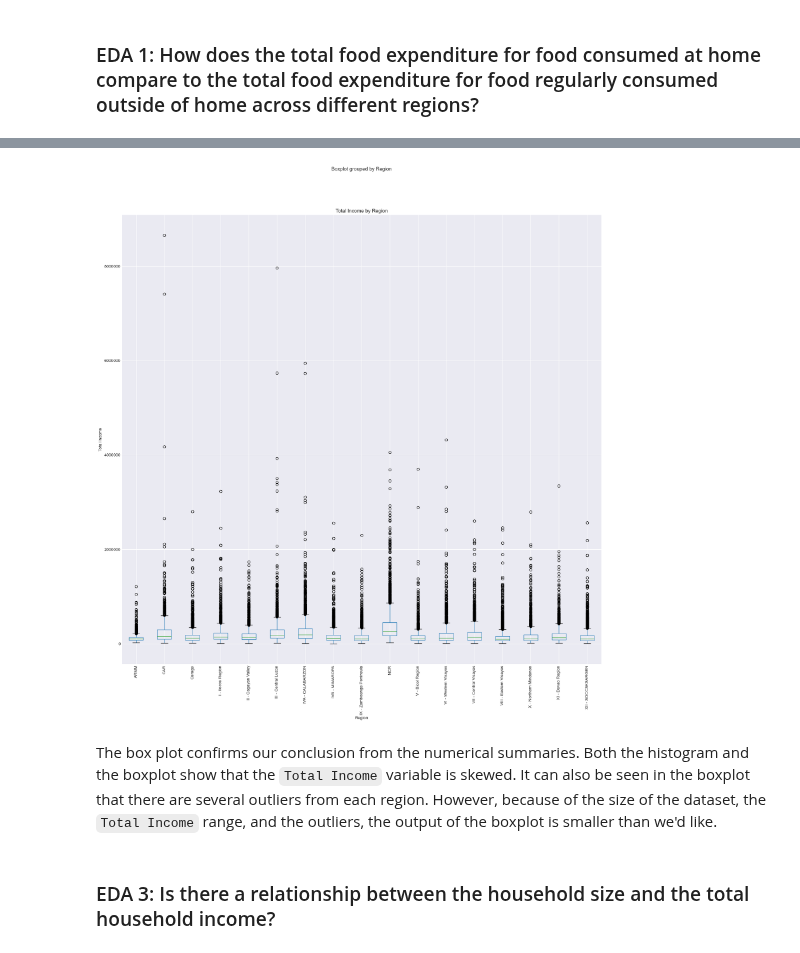
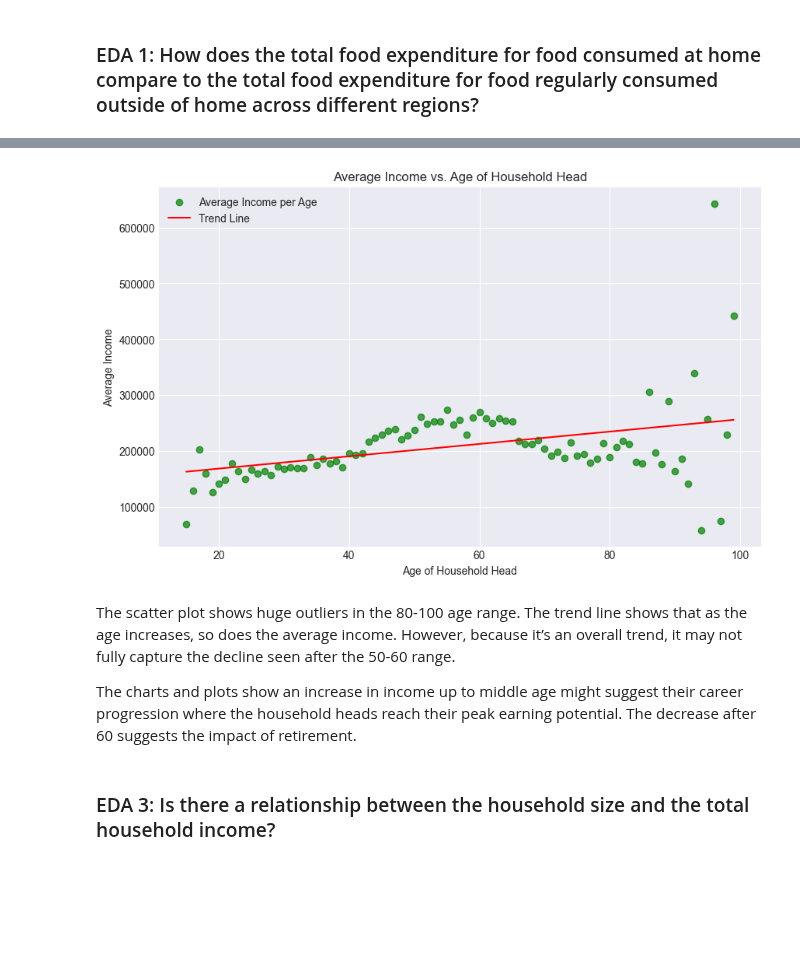
Before and after one commit to definitelyliz/CSMODEL-Phase-1, a Jupyter notebook: CSMODEL Phase 1.ipynb, the cells around one changed output, grey strips where cells are left out. Cells and saved outputs as stored; diff of their text form; code cells hidden in the pictures; blank space fills up the shorter version.

```diff
--- a/CSMODEL Phase 1.ipynb
+++ b/CSMODEL Phase 1.ipynb
@@ -171,7 +172,7 @@ For our exploratory data analysis and research questions, we will be using the v
 #### Select Variables
 Before we start cleaning, we choose the selected columns and create a new filtered csv. We opted to create a new csv for easier investigation on the csv file.
 # %%
-selected_columns = df[['W_REGN', 'FSIZE', 'TOINC', 'T_TRANSPORT', 'T_FOOD_HOME', 'T_FOOD_OUTSIDE']]
+selected_columns = df[['W_REGN', 'FSIZE', 'TOINC', 'T_TRANSPORT', 'T_FOOD_HOME', 'T_FOOD_OUTSIDE', 'AGE']]
 # %% [markdown]
 #### Rename Columns
 Currently, the names of the columns are represented in shorthand. For better readability, we will change the names using the `rename()` function.
@@ -184,7 +185,8 @@ column_names = {
     'TOINC': 'Total Income',
     'T_TRANSPORT': 'Total Transport Expenditure',
     'T_FOOD_HOME': 'Total Food Expenditure at Home',
-    'T_FOOD_OUTSIDE': 'Total Food Expenditure Outside'
+    'T_FOOD_OUTSIDE': 'Total Food Expenditure Outside',
+    'AGE': 'Age of Household Head'
 }
 # %% [markdown]
 Now, we rename the columns in our dataset.
@@ -671,15 +687,25 @@ The histogram shows that the `Total Income` is positively skewed. It is observed
 # %%
-df_2.boxplot("Total Income", by="Region", figsize=(20,20))
-plt.title('Total Income by Region')
-plt.ticklabel_format(style='plain', axis='y')
-plt.xticks(rotation=90)
-plt.xlabel('Region')
-plt.ylabel('Total Income')
+age_income_avg = df.groupby('Age of Household Head')['Total Income'].mean().reset_index()
+
+plt.figure(figsize=(10, 6))
+plt.scatter(age_income_avg['Age of Household Head'], age_income_avg['Total Income'], alpha=0.7, color='g', label='Average Income per Age')
+
+slope, intercept = np.polyfit(age_income_avg['Age of Household Head'], age_income_avg['Total Income'], 1)
+trend_line = slope * age_income_avg['Age of Household Head'] + intercept
+
+plt.plot(age_income_avg['Age of Household Head'], trend_line, color='r', linestyle='-', label='Trend Line')
+plt.title('Average Income vs. Age of Household Head')
+plt.xlabel('Age of Household Head')
+plt.ylabel('Average Income')
+plt.legend()
+plt.grid(True)
 plt.show()
 # %% [output]
-[figure, old version]
+[figure, new version]
 # %% [markdown]
-The box plot confirms our conclusion from the numerical summaries. Both the histogram and the boxplot show that the `Total Income` variable is skewed. It can also be seen in the boxplot that there are several outliers from each region. However, because of the size of the dataset, the `Total Income` range, and the outliers, the output of the boxplot is smaller than we'd like.
+The scatter plot shows huge outliers in the 80-100 age range. The trend line shows that as the age increases, so does the average income. However, because it’s an overall trend, it may not fully capture the decline seen after the 50-60 range.
+
+The charts and plots show an increase in income up to middle age might suggest their career progression where the household heads reach their peak earning potential. The decrease after 60 suggests the impact of retirement.
 # %% [markdown]
 ### EDA 3: Is there a relationship between the household size and the total household income?
 # %%
```
Also changed, not shown: parts of 33 cells of this notebook, 5 other files.
